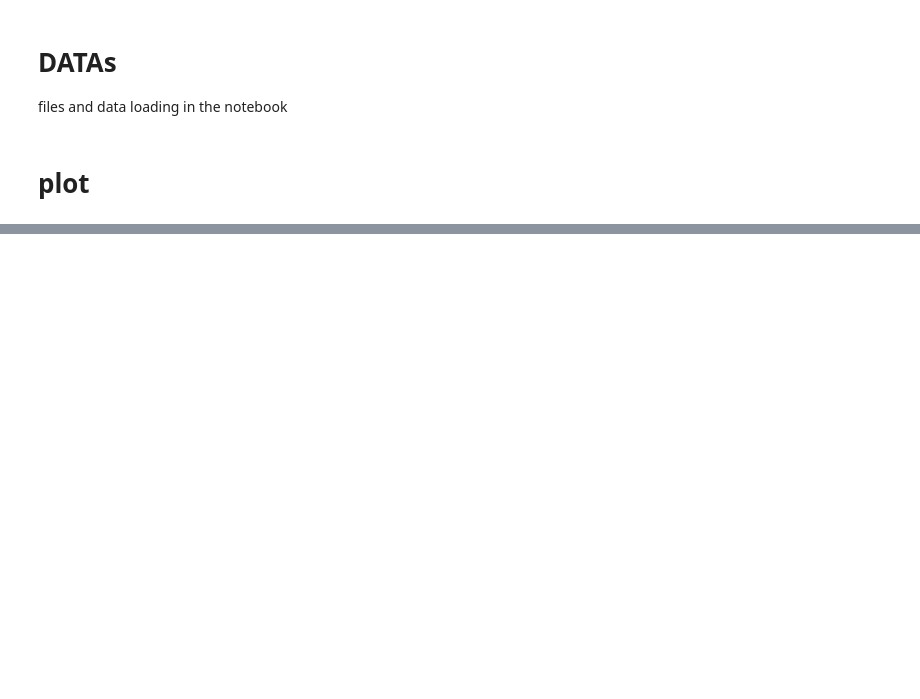
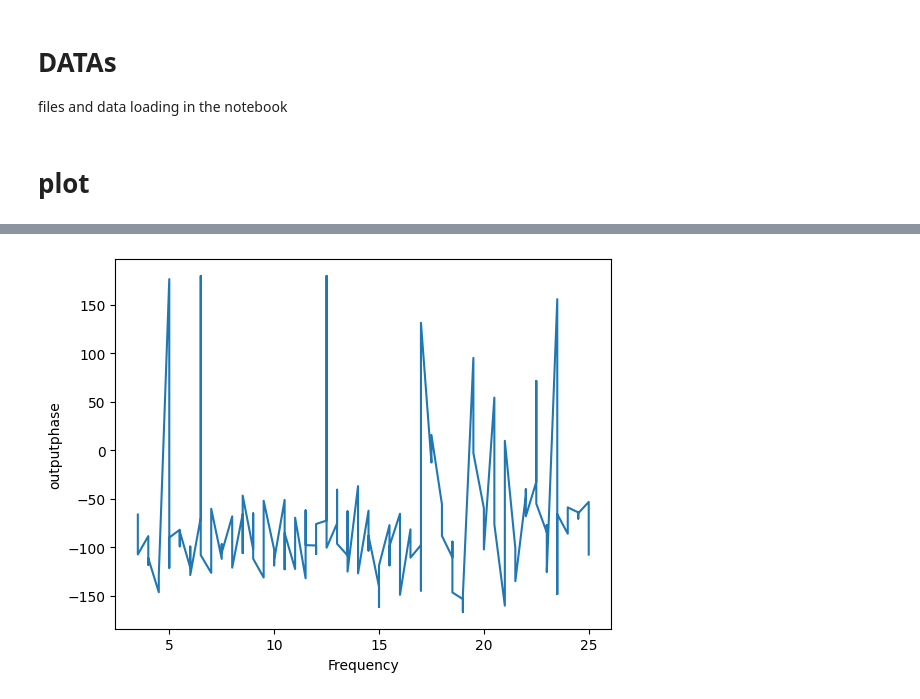
Before and after one commit to vijaypanchalr3/prosus, a Jupyter notebook: src/analysis/analysis.ipynb, the cells around one changed output, grey strips where cells are left out. Cells and saved outputs as stored; diff of their text form; code cells hidden in the pictures; blank space fills up the shorter version.

```diff
--- a/src/analysis/analysis.ipynb
+++ b/src/analysis/analysis.ipynb
@@ -45,0 +45,4 @@ plt.plot(arrays[0],array3,"o")
+# %%
+plot(0,4)
+# %% [output]
+[figure, added]
```
Also changed, not shown: parts of 5 cells of this notebook, 6 other files.
